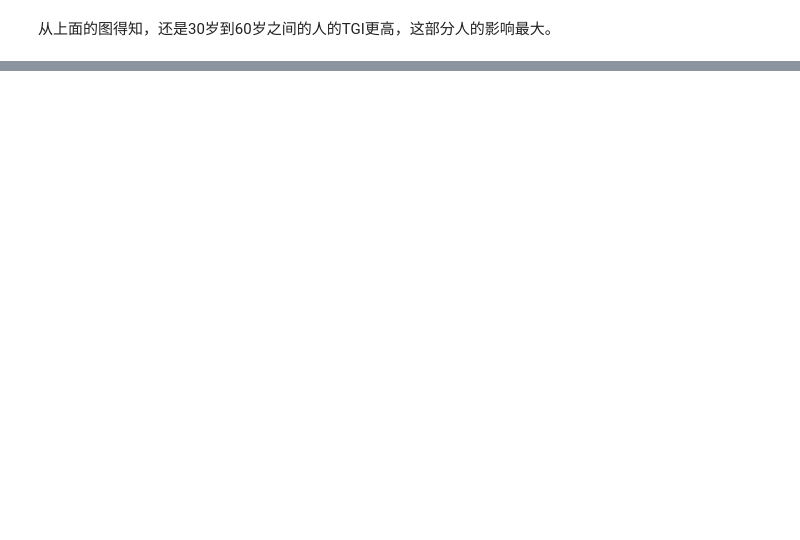
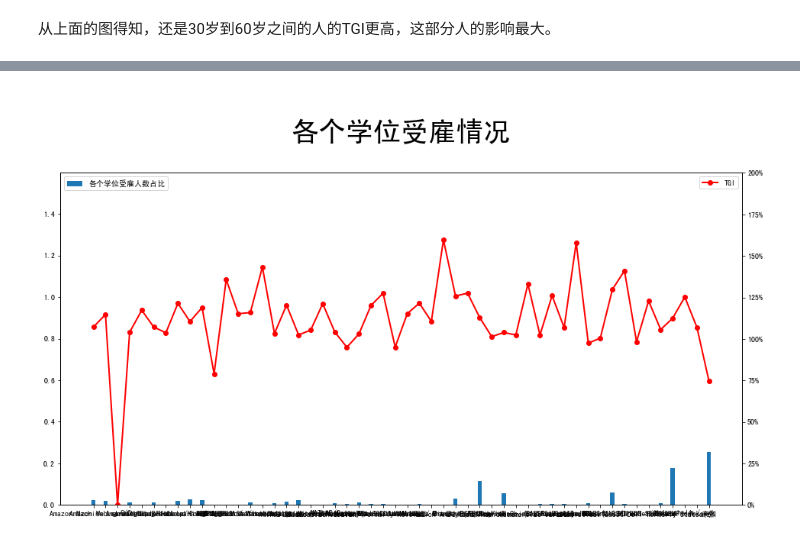
Before and after one commit to chunyaozhang/qiuzhi_note, a Jupyter notebook: 小数点 - 用户画像/第一周文件合集/第一周作业/homework_2.ipynb, the cells around one changed output, grey strips where cells are left out. Cells and saved outputs as stored; diff of their text form; code cells hidden in the pictures; blank space fills up the shorter version.

```diff
--- a/小数点 - 用户画像/第一周文件合集/第一周作业/homework_2.ipynb
+++ b/小数点 - 用户画像/第一周文件合集/第一周作业/homework_2.ipynb
@@ -266,0 +369,4 @@ plt.show()
+# %%
+# 这里认为，Doctoral degree，Master's degree，Professional degree这三种为高学历的人士
+df_target_data['high_educated'] = 0
+df_target_data.loc[df_target_data['FormalEducation'].isin(['Doctoral degree',"Master's degree", 'Professional degree']),'high_educated']=1
@@ -266,0 +438,49 @@ plt.show()
+# %%
+# 画图
+
+x = t_tool[t_tool['MLToolNextYearSelect']!='总计'].MLToolNextYearSelect
+y1 = t_tool[t_tool['MLToolNextYearSelect']!='总计'].per_of_high_educated
+y2 = t_tool[t_tool['MLToolNextYearSelect']!='总计'].tgi
+
+plt.figure(figsize=(16,8))
+plt.subplot(111)
+
+# 柱形宽度
+bar_width = 0.35
+
+# 在主坐标轴绘制柱形图
+plt.bar(x,y1,bar_width,label='各个学位受雇人数占比')
+
+# 设置坐标轴的取值范围，避免柱子过高而与图例重叠
+plt.ylim(0,max(y1.max(),y2.max()))
+
+# 设置图例
+plt.legend(loc='upper left')
+
+# 设置横坐标的标签
+plt.xticks(x)
+
+# 在次坐标轴上绘制折线图
+plt.twinx()
+# ls:线的类型，lw：宽度，o：在顶点处实心圈
+plt.plot(x,y2,ls='-',lw=2,color='r',marker='o',label='TGI')
+
+# 设置次坐标轴的取值范围，避免折线图波动过大
+plt.ylim(0,2)
+
+# 设置图例
+plt.legend()
+
+# 定义显示百分号的函数
+def to_percent(number, position=0):
+    return '%.f' % (number * 100) + '%'
+
+# 次坐标轴的标签显示百分号 FuncFormatter：自定义格式函数包
+from matplotlib.ticker import FuncFormatter
+plt.gca().yaxis.set_major_formatter(FuncFormatter(to_percent))
+
+# 设置标题
+plt.title('\n各个学位受雇情况\n',fontsize=36,loc='center',color = 'k')
+plt.show()
+# %% [output]
+[figure, added]
```
Also changed, not shown: parts of 19 cells of this notebook, 7 other files.
